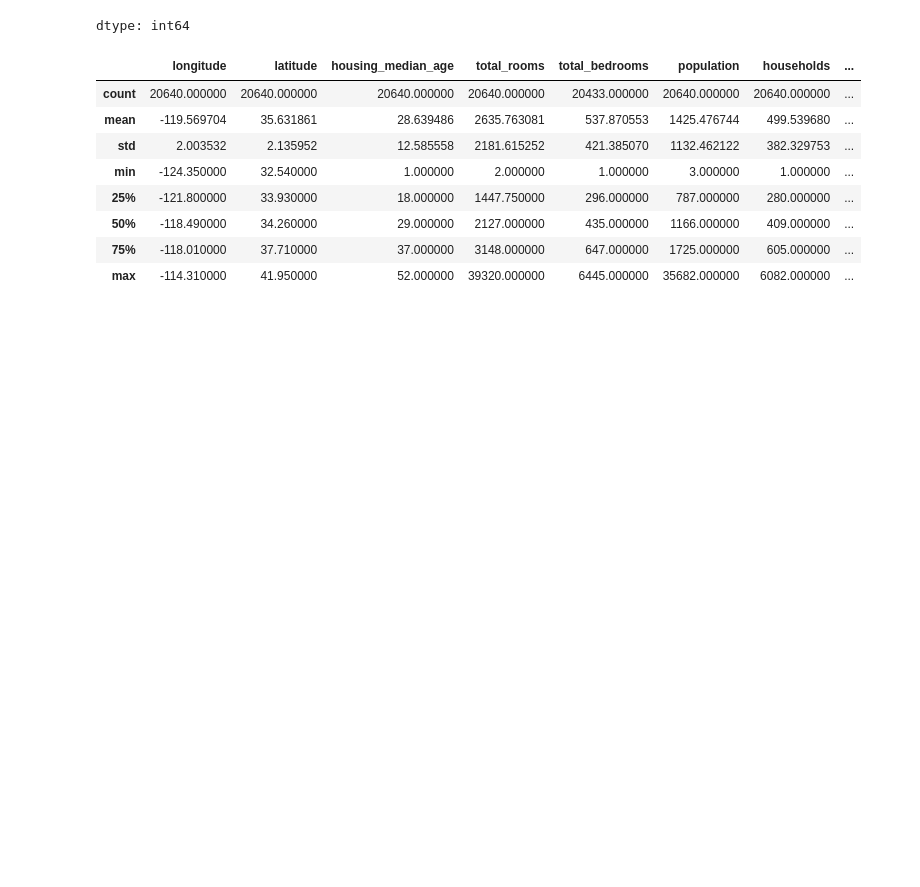
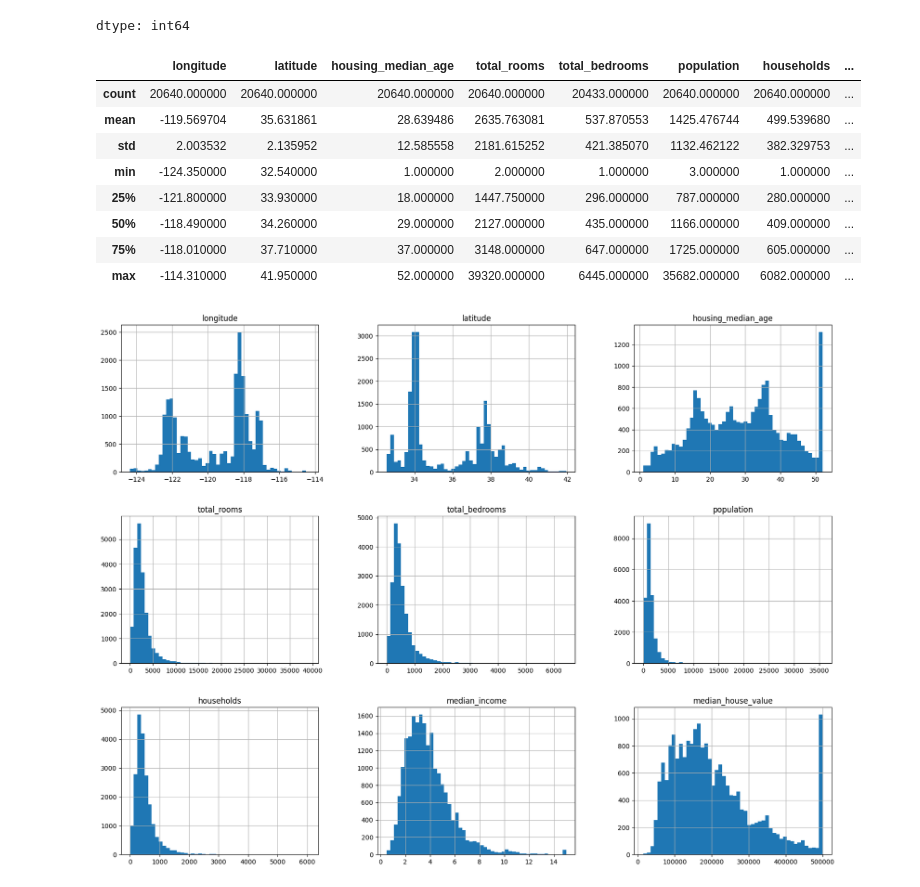
Before and after one commit to declau/hands-on-ml-scikit-learn, a Jupyter notebook: function_to_fetch_data.ipynb, the cells around one changed output. Saved outputs shown, nothing was run; the diff lists cells and outputs as text; code cells hidden in the pictures; blank space fills up the shorter version.

Commit message:
matplotlib-pyplot

```diff
--- a/function_to_fetch_data.ipynb
+++ b/function_to_fetch_data.ipynb
@@ -79,3 +79,9 @@ housing.describe()
 | 50% | -118.490000 | 34.260000 | 29.000000 | 2127.000000 | 435.000000 | 1166.000000 | 409.000000 | ... |
 | 75% | -118.010000 | 37.710000 | 37.000000 | 3148.000000 | 647.000000 | 1725.000000 | 605.000000 | ... |
 | max | -114.310000 | 41.950000 | 52.000000 | 39320.000000 | 6445.000000 | 35682.000000 | 6082.000000 | ... |
+# %%
+import matplotlib.pyplot as plt
+housing.hist(bins=50, figsize=(20,15))
+plt.show()
+# %% [output]
+[figure, added]
```
